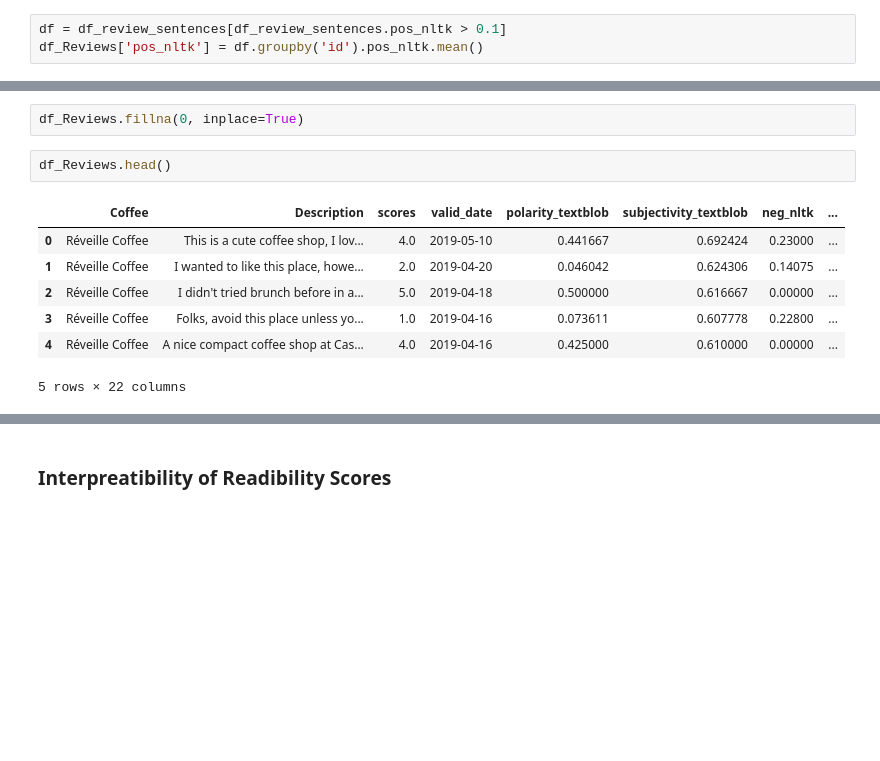
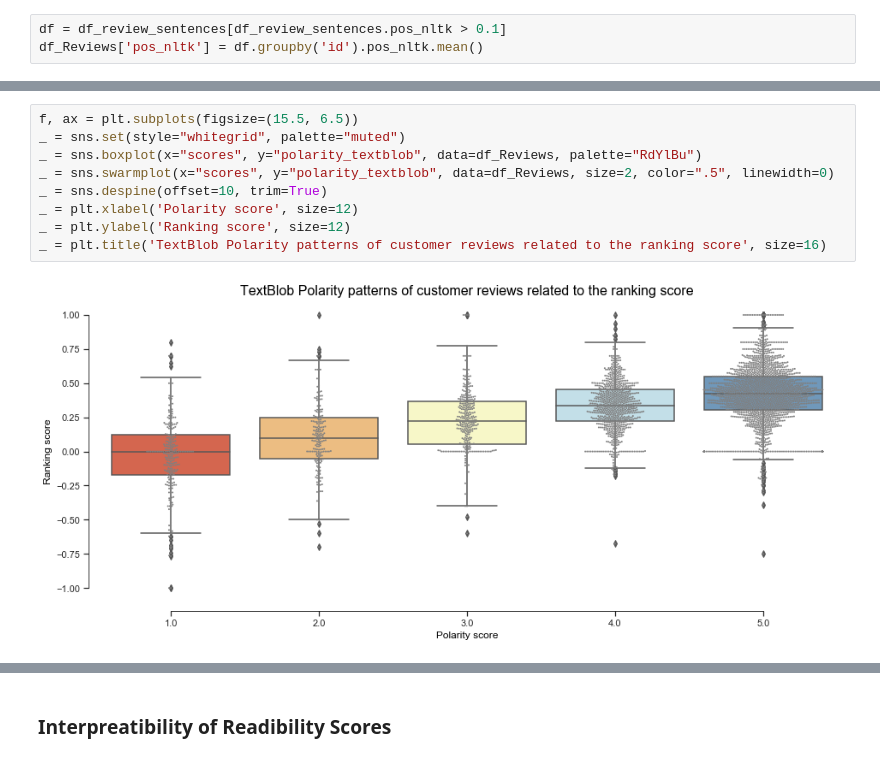
Before and after one commit to Daesparz/Capstone1, a Jupyter notebook: Data_Analysis/Extension_Exploratory_Data_Analysis.ipynb, the cells around one changed output, grey strips where cells are left out. Drawn from its saved outputs; the diff is of its cells as text; blank space fills up the shorter version.

```diff
--- a/Data_Analysis/Extension_Exploratory_Data_Analysis.ipynb
+++ b/Data_Analysis/Extension_Exploratory_Data_Analysis.ipynb
@@ -437,12 +402,11 @@ memory usage: 594.4+ KB
-# %%
-df_Reviews.fillna(0, inplace=True)
-# %%
-df_Reviews.head()
-# %% [output]
-|  | Coffee | Description | scores | valid_date | polarity_textblob | subjectivity_textblob | neg_nltk | ... |
-| 0 | Réveille Coffee | This is a cute coffee shop, I lov... | 4.0 | 2019-05-10 | 0.441667 | 0.692424 | 0.23000 | ... |
-| 1 | Réveille Coffee | I wanted to like this place, howe... | 2.0 | 2019-04-20 | 0.046042 | 0.624306 | 0.14075 | ... |
-| 2 | Réveille Coffee | I didn't tried brunch before in a... | 5.0 | 2019-04-18 | 0.500000 | 0.616667 | 0.00000 | ... |
-| 3 | Réveille Coffee | Folks, avoid this place unless yo... | 1.0 | 2019-04-16 | 0.073611 | 0.607778 | 0.22800 | ... |
-| 4 | Réveille Coffee | A nice compact coffee shop at Cas... | 4.0 | 2019-04-16 | 0.425000 | 0.610000 | 0.00000 | ... |
-5 rows × 22 columns
+# %%
+f, ax = plt.subplots(figsize=(15.5, 6.5))
+_ = sns.set(style="whitegrid", palette="muted")
+_ = sns.boxplot(x="scores", y="polarity_textblob", data=df_Reviews, palette="RdYlBu")
+_ = sns.swarmplot(x="scores", y="polarity_textblob", data=df_Reviews, size=2, color=".5", linewidth=0)
+_ = sns.despine(offset=10, trim=True)
+_ = plt.xlabel('Polarity score', size=12)
+_ = plt.ylabel('Ranking score', size=12)
+_ = plt.title('TextBlob Polarity patterns of customer reviews related to the ranking score', size=16)
+# %% [output]
+[figure, added]
```
Also changed, not shown: parts of 23 cells of this notebook.
